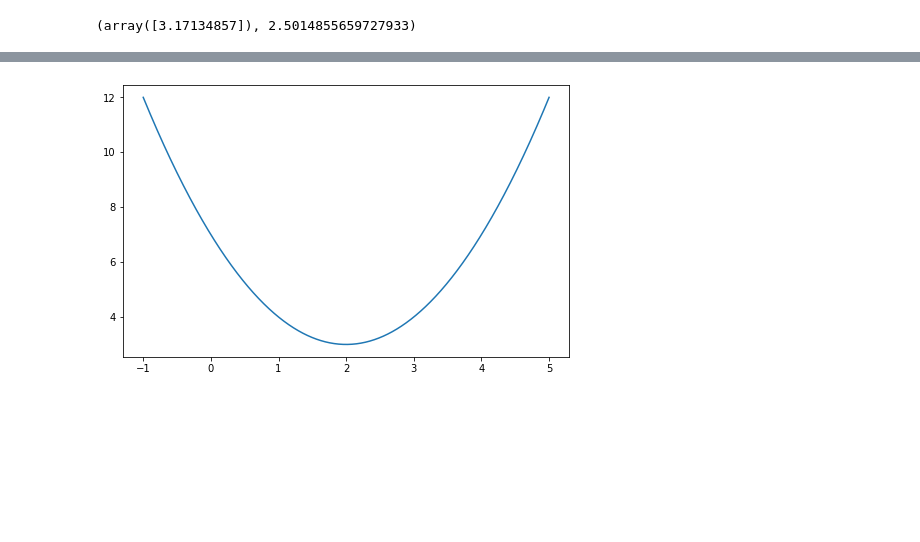
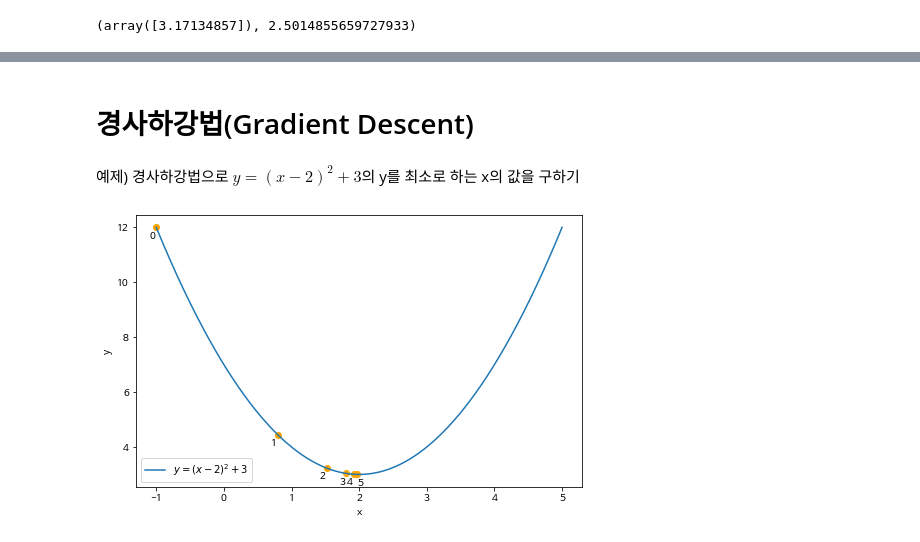
Before and after one commit to sunkusun9/ML2022_1, a Jupyter notebook: univariate_linear_regression.ipynb, the cells around one changed output, grey strips where cells are left out. Drawn from its saved outputs; the diff is of its cells as text; code cells hidden in the pictures; blank space fills up the shorter version.

```diff
--- a/univariate_linear_regression.ipynb
+++ b/univariate_linear_regression.ipynb
@@ -181,11 +185,36 @@ Gradient Descent
+# %% [markdown]
+# 경사하강법(Gradient Descent)
+# %% [markdown]
+예제)
+경사하강법으로 $y=(x-2)^2 + 3$의 y를 최소로 하는 x의 값을 구하기
 # %%
 X = np.linspace(-1, 5, 1000)
 optimal = 3
 optimal_x = 2
 Y = np.square(X - optimal_x) + optimal
-# %%
-plt.figure(figsize=(8, 5))
-plt.plot(X, Y, label="$y=(x-2)^2 + 3")
-plt.show()
-# %% [output]
-[figure, removed]
+# %%
+#x =np.random.rand(1)[0] * 3 # [-3, 3]에서 임의 값으로 지정
+x = -1
+x_hist = [x] # X값의 history
+epochs = 5 # 반복 횟수
+rate = 0.3 # 이동 비율
+for i in range(epochs):
+    delta_y = 2 * (x - 2) # 미분값을 구한다
+    x -= rate * delta_y # x값을 업데이트 한다.
+    x_hist.append(x) # X값 history에 추가
+# %%
+import matplotlib.lines as mlines
+plt.figure(figsize=(8, 5)) # 표 설정
+plt.plot(X, Y, label="$y=(x-2)^2 + 3$") # X, Y 그래프 출력
+# x, y 변화점 출력
+x_hist = np.array(x_hist)
+y_hist = np.square(x_hist - 2) + 3
+plt.scatter(x_hist, y_hist, c='orange')
+for i, (x_, y_) in enumerate(zip(x_hist, y_hist)):
+    plt.annotate(str(i), (x_, y_), xytext=(x_ - (0.1 if i < 5 else 0.0), y_ - 0.4))
+plt.xlabel("x")
+plt.ylabel("y")
+plt.legend()
+plt.show()
+# %% [output]
+[figure, added]
```
Also changed, not shown: parts of 17 cells of this notebook.
